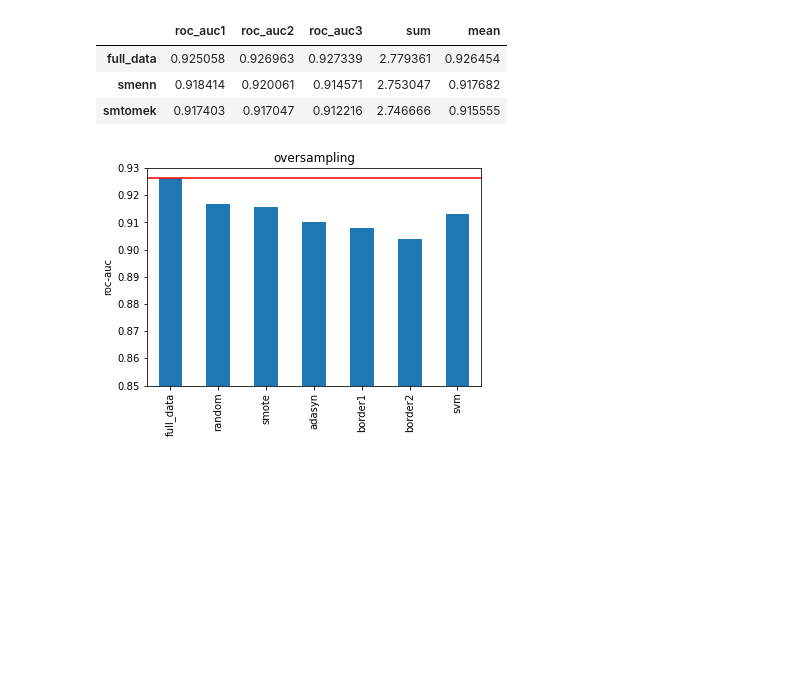
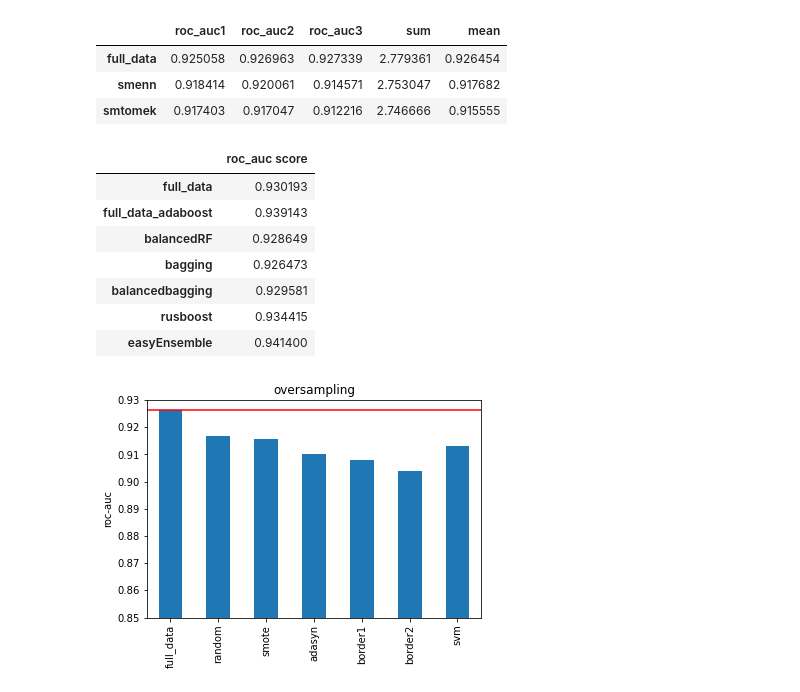
Before and after one commit to zoeyejiseoung/BankMarketing, a Jupyter notebook: Bank_Marketing_BalancingSampling.ipynb, the cells around one changed output. Drawn from its saved outputs; the diff is of its cells as text; code cells hidden in the pictures; blank space fills up the shorter version.

```diff
--- a/Bank_Marketing_BalancingSampling.ipynb
+++ b/Bank_Marketing_BalancingSampling.ipynb
@@ -1154,6 +1330,17 @@ t_comsampling
 | full_data | 0.925058 | 0.926963 | 0.927339 | 2.779361 | 0.926454 |
 | smenn | 0.918414 | 0.920061 | 0.914571 | 2.753047 | 0.917682 |
 | smtomek | 0.917403 | 0.917047 | 0.912216 | 2.746666 | 0.915555 |
+# %%
+t_ensemble
+# %% [output]
+|  | roc_auc score |
+| full_data | 0.930193 |
+| full_data_adaboost | 0.939143 |
+| balancedRF | 0.928649 |
+| bagging | 0.926473 |
+| balancedbagging | 0.929581 |
+| rusboost | 0.934415 |
+| easyEnsemble | 0.941400 |
 # %%
 pd.Series(t_oversampling['mean']).plot.bar()
 plt.title('oversampling')
```
Also changed, not shown: parts of 12 cells of this notebook.
